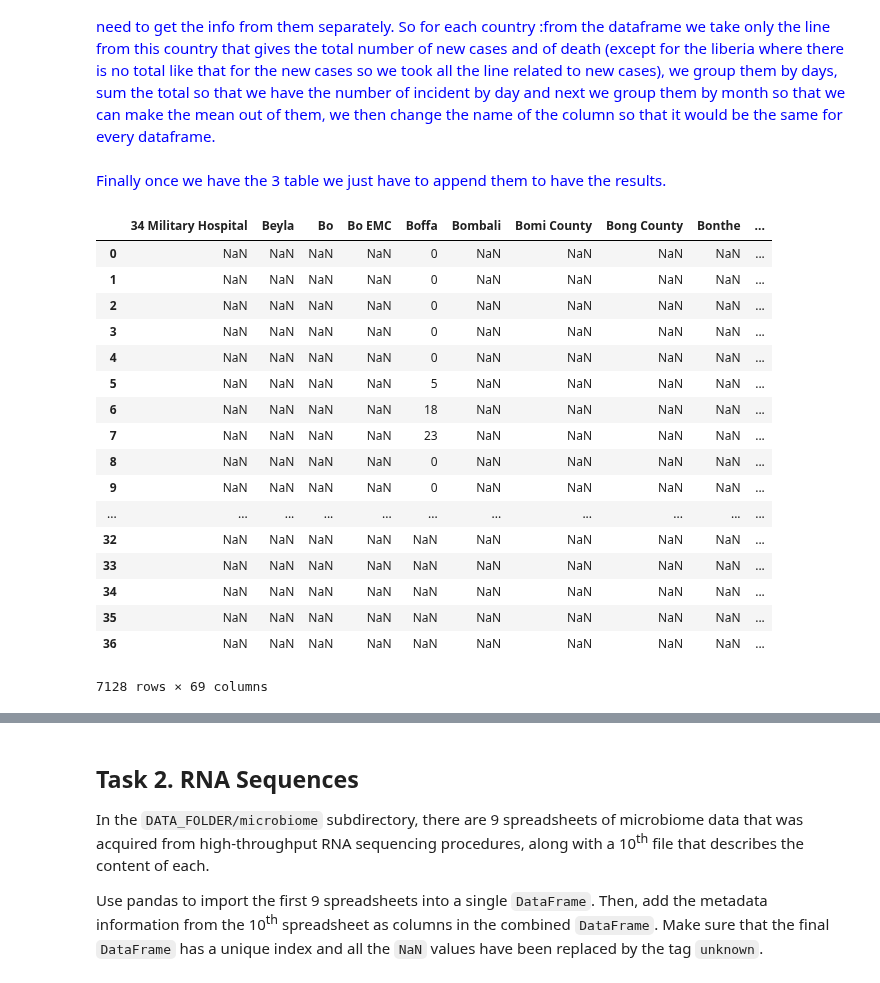
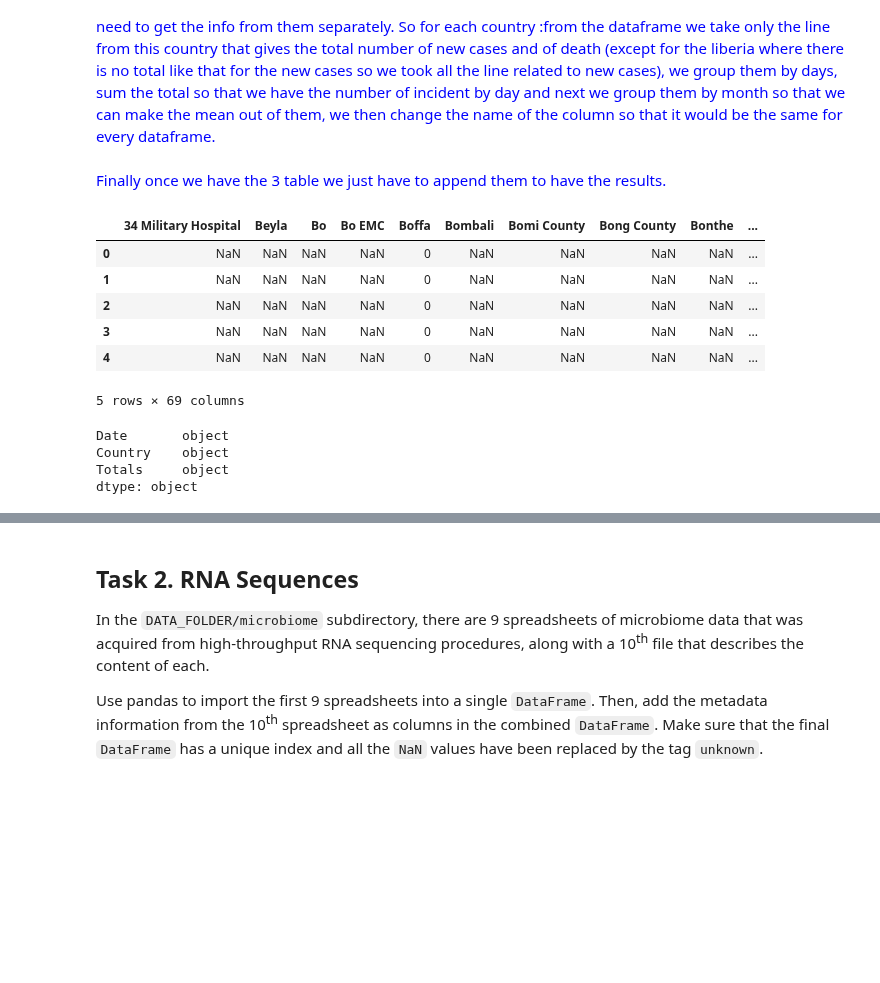
Before and after one commit to matthieuDev/ADA2017, a Jupyter notebook: 01 - Pandas and Data Wrangling/Homework 1.ipynb, the cells around one changed output, grey strips where cells are left out. Saved outputs shown, nothing was run; the diff lists cells and outputs as text; code cells hidden in the pictures; blank space fills up the shorter version.

```diff
--- a/01 - Pandas and Data Wrangling/Homework 1.ipynb
+++ b/01 - Pandas and Data Wrangling/Homework 1.ipynb
@@ -30,37 +30,26 @@ Finally once we have the 3 table we just have to append them to have the results
 # %%
 listConcat = []
 
 ebolaFolder = DATA_FOLDER + "ebola/"
 allFiles = glob.glob(DATA_FOLDER + "ebola/*")
 
 for doc in allFiles:
     if (doc != ".DS_Store") :
         country = doc.split("/")[-1].split("_")[0]
         allCsv = glob.glob(doc + "/*.csv")
 
         for file_ in allCsv:
             newCsv = pd.read_csv(file_)
             newCsv["Country"] = country
             listConcat.append(newCsv)
 
 ebolaFrame = pd.concat(listConcat)
-ebolaFrame
+ebolaFrame.head()
 # %% [output]
 |  | 34 Military Hospital | Beyla | Bo | Bo EMC | Boffa | Bombali | Bomi County | Bong County | Bonthe | ... |
 | 0 | NaN | NaN | NaN | NaN | 0 | NaN | NaN | NaN | NaN | ... |
 | 1 | NaN | NaN | NaN | NaN | 0 | NaN | NaN | NaN | NaN | ... |
 | 2 | NaN | NaN | NaN | NaN | 0 | NaN | NaN | NaN | NaN | ... |
 | 3 | NaN | NaN | NaN | NaN | 0 | NaN | NaN | NaN | NaN | ... |
 | 4 | NaN | NaN | NaN | NaN | 0 | NaN | NaN | NaN | NaN | ... |
-| 5 | NaN | NaN | NaN | NaN | 5 | NaN | NaN | NaN | NaN | ... |
-| 6 | NaN | NaN | NaN | NaN | 18 | NaN | NaN | NaN | NaN | ... |
-| 7 | NaN | NaN | NaN | NaN | 23 | NaN | NaN | NaN | NaN | ... |
-| 8 | NaN | NaN | NaN | NaN | 0 | NaN | NaN | NaN | NaN | ... |
-| 9 | NaN | NaN | NaN | NaN | 0 | NaN | NaN | NaN | NaN | ... |
-| ... | ... | ... | ... | ... | ... | ... | ... | ... | ... | ... |
-| 32 | NaN | NaN | NaN | NaN | NaN | NaN | NaN | NaN | NaN | ... |
-| 33 | NaN | NaN | NaN | NaN | NaN | NaN | NaN | NaN | NaN | ... |
-| 34 | NaN | NaN | NaN | NaN | NaN | NaN | NaN | NaN | NaN | ... |
-| 35 | NaN | NaN | NaN | NaN | NaN | NaN | NaN | NaN | NaN | ... |
-| 36 | NaN | NaN | NaN | NaN | NaN | NaN | NaN | NaN | NaN | ... |
-7128 rows × 69 columns
+5 rows × 69 columns
@@ -67 +59,9 @@ ebolaFrame
+# %%
+guineaFrame = ebolaFrame[(ebolaFrame.Country == "guinea") & ((ebolaFrame.Description == "Total new cases registered so far") | (ebolaFrame.Description=="Total deaths (confirmed + probables + suspects)"))][["Date", "Country", "Totals"]]
+guineaFrame.dtypes
+# %% [output]
+Date       object
+Country    object
+Totals     object
+dtype: object
 # %%
```
Also changed, not shown: parts of 16 cells of this notebook.
